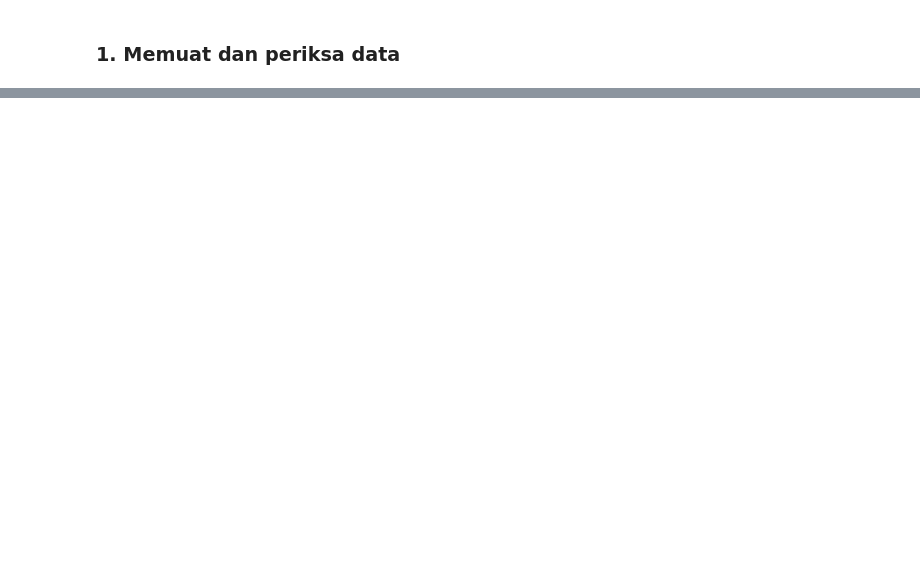
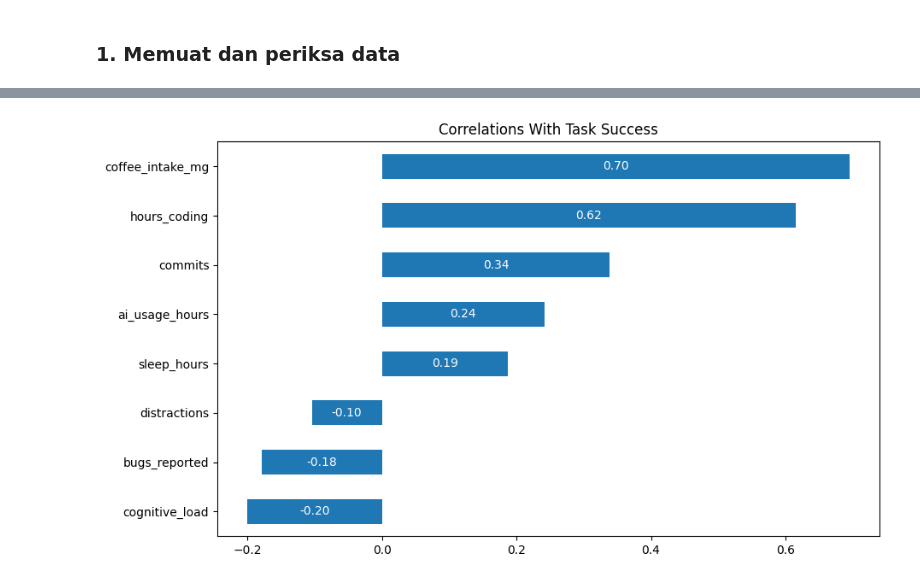
Before and after one commit to Faturar/data-mining-project-ai-developer-productivity-impact, a Jupyter notebook: main.ipynb, the cells around one changed output, grey strips where cells are left out. Drawn from its saved outputs; the diff is of its cells as text; code cells hidden in the pictures; blank space fills up the shorter version.

```diff
--- a/main.ipynb
+++ b/main.ipynb
@@ -278,0 +115,6 @@ plt.show()
+# %%
+ax = df.corr().task_success[:-1].sort_values().plot(kind='barh', title='Correlations With Task Success', figsize=(10,6))
+plt.bar_label(ax.containers[0], fmt='%.2f', label_type='center', color='white')
+plt.show()
+# %% [output]
+[figure, added]
```
Also changed, not shown: parts of 76 cells of this notebook, 6 other files.
